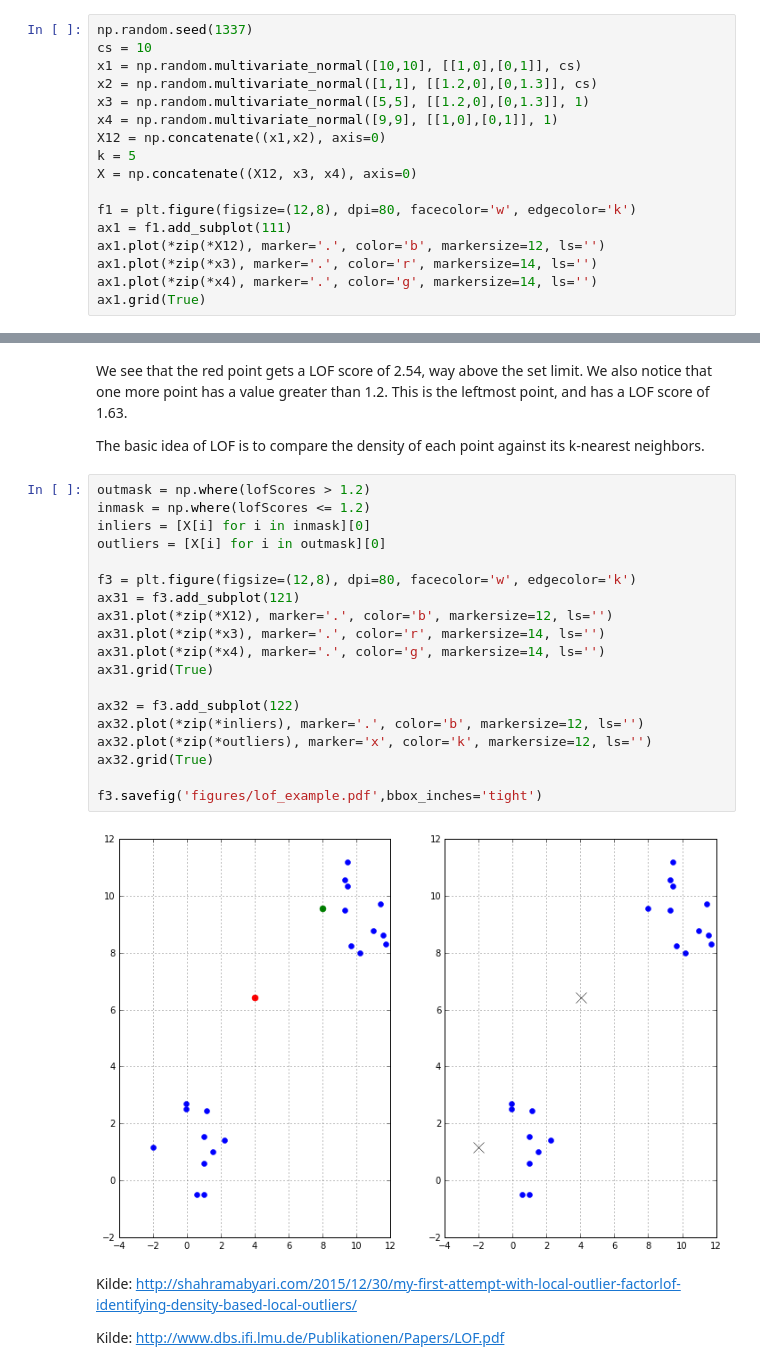
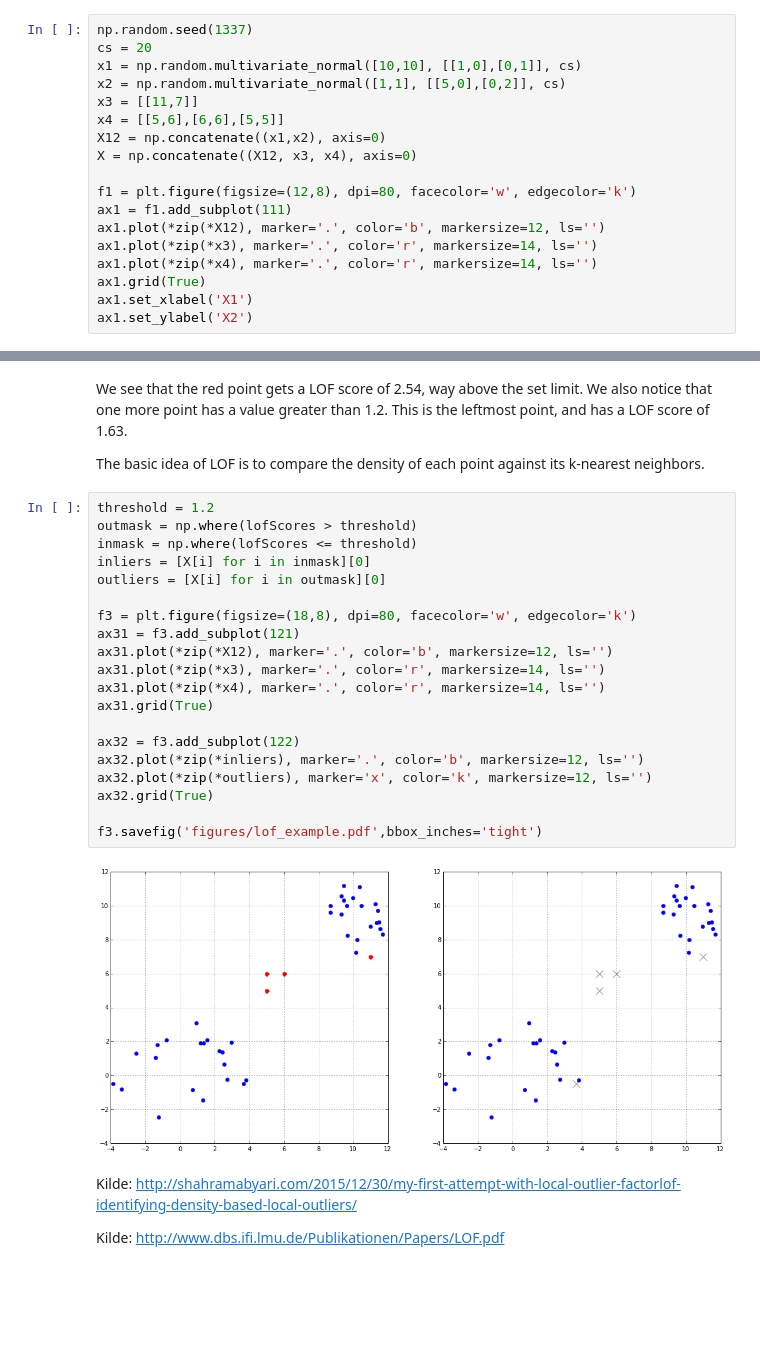
Before and after one commit to erlingpaulsen/bigdata, a Jupyter notebook: outlier-detection/k-nearest neightbors example.ipynb, the cells around one changed output, grey strips where cells are left out. Cells and saved outputs as stored; diff of their text form; blank space fills up the shorter version.

```diff
--- a/outlier-detection/k-nearest neightbors example.ipynb
+++ b/outlier-detection/k-nearest neightbors example.ipynb
@@ -9,19 +9,20 @@ from sklearn.neighbors import NearestNeighbors
 We first generate some random points in x-y plane, and two points that we are going to use as examples.
 # %%
 np.random.seed(1337)
-cs = 10
+cs = 20
 x1 = np.random.multivariate_normal([10,10], [[1,0],[0,1]], cs)
-x2 = np.random.multivariate_normal([1,1], [[1.2,0],[0,1.3]], cs)
-x3 = np.random.multivariate_normal([5,5], [[1.2,0],[0,1.3]], 1)
-x4 = np.random.multivariate_normal([9,9], [[1,0],[0,1]], 1)
+x2 = np.random.multivariate_normal([1,1], [[5,0],[0,2]], cs)
+x3 = [[11,7]]
+x4 = [[5,6],[6,6],[5,5]]
 X12 = np.concatenate((x1,x2), axis=0)
-k = 5
 X = np.concatenate((X12, x3, x4), axis=0)
 
 f1 = plt.figure(figsize=(12,8), dpi=80, facecolor='w', edgecolor='k')
 ax1 = f1.add_subplot(111)
 ax1.plot(*zip(*X12), marker='.', color='b', markersize=12, ls='')
 ax1.plot(*zip(*x3), marker='.', color='r', markersize=14, ls='')
-ax1.plot(*zip(*x4), marker='.', color='g', markersize=14, ls='')
+ax1.plot(*zip(*x4), marker='.', color='r', markersize=14, ls='')
 ax1.grid(True)
+ax1.set_xlabel('X1')
+ax1.set_ylabel('X2')
 # %% [output]
@@ -80,26 +86,27 @@ We see that the red point gets a LOF score of 2.54, way above the set limit. We
 
 The basic idea of LOF is to compare the density of each point against its k-nearest neighbors.
 # %%
-outmask = np.where(lofScores > 1.2)
-inmask = np.where(lofScores <= 1.2)
+threshold = 1.2
+outmask = np.where(lofScores > threshold)
+inmask = np.where(lofScores <= threshold)
 inliers = [X[i] for i in inmask][0]
 outliers = [X[i] for i in outmask][0]
 
-f3 = plt.figure(figsize=(12,8), dpi=80, facecolor='w', edgecolor='k')
+f3 = plt.figure(figsize=(18,8), dpi=80, facecolor='w', edgecolor='k')
 ax31 = f3.add_subplot(121)
 ax31.plot(*zip(*X12), marker='.', color='b', markersize=12, ls='')
 ax31.plot(*zip(*x3), marker='.', color='r', markersize=14, ls='')
-ax31.plot(*zip(*x4), marker='.', color='g', markersize=14, ls='')
+ax31.plot(*zip(*x4), marker='.', color='r', markersize=14, ls='')
 ax31.grid(True)
 
 ax32 = f3.add_subplot(122)
 ax32.plot(*zip(*inliers), marker='.', color='b', markersize=12, ls='')
 ax32.plot(*zip(*outliers), marker='x', color='k', markersize=12, ls='')
 ax32.grid(True)
 
 f3.savefig('figures/lof_example.pdf',bbox_inches='tight')
 # %% [output]
-[figure, old version]
+[figure, new version]
 # %% [markdown]
 Kilde: http://shahramabyari.com/2015/12/30/my-first-attempt-with-local-outlier-factorlof-identifying-density-based-local-outliers/
 
```
Also changed, not shown: parts of 2 cells of this notebook, 9 other files.
